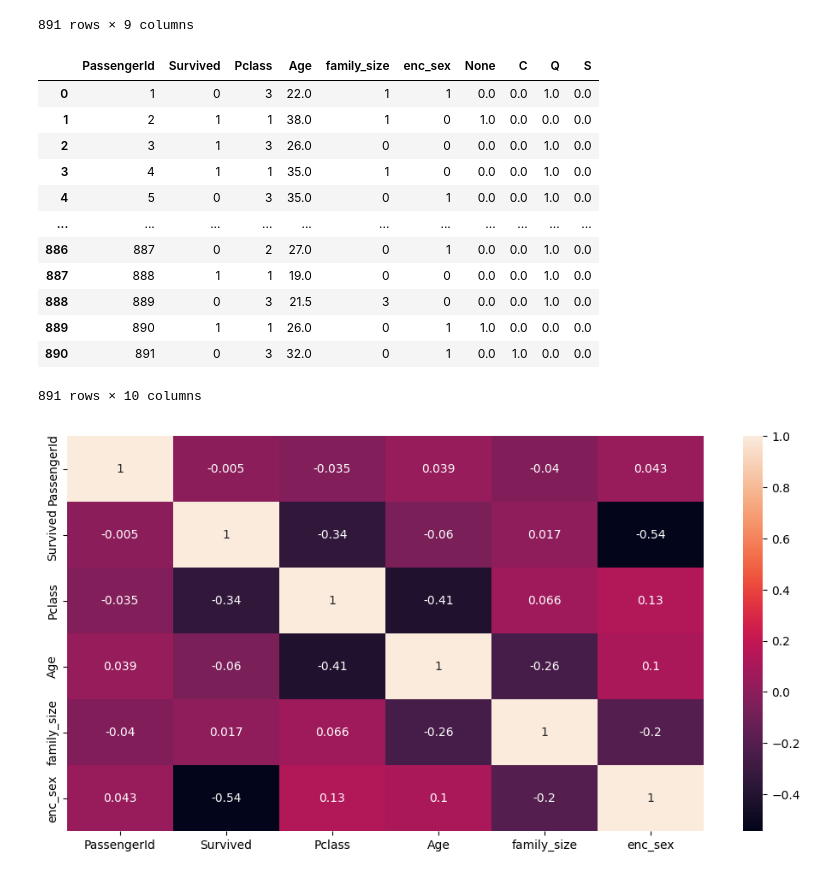
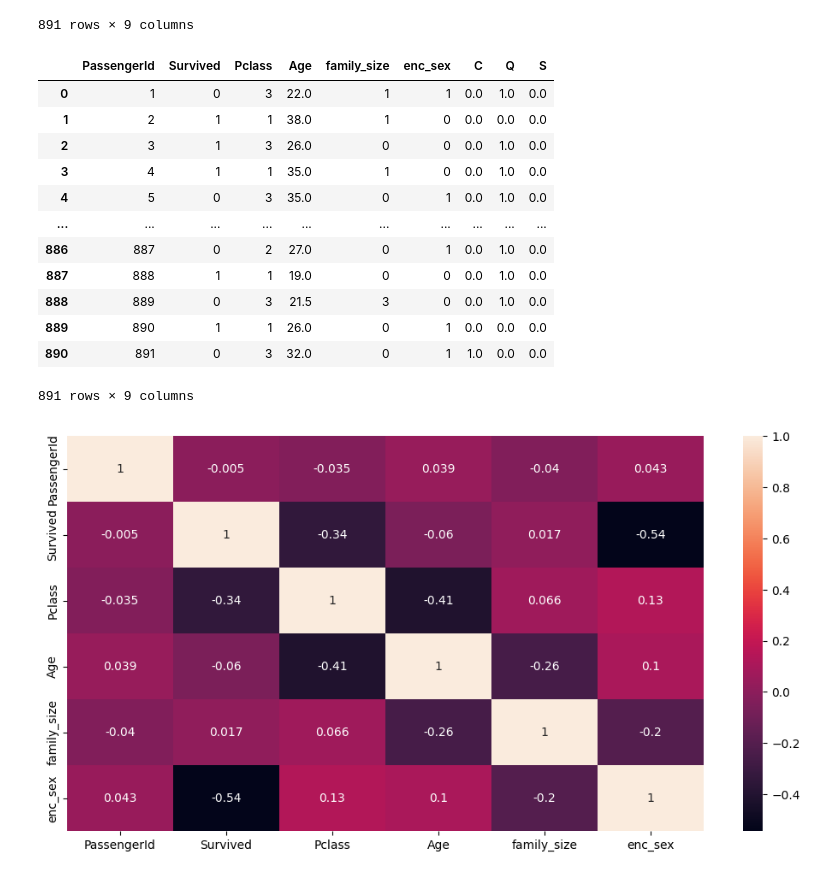
Before and after one commit to Laura-j-code/Titanic-rep2, a Jupyter notebook: Titanic.ipynb, the cells around one changed output. Drawn from its saved outputs; the diff is of its cells as text; code cells hidden in the pictures.

```diff
--- a/Titanic.ipynb
+++ b/Titanic.ipynb
@@ -373,26 +373,26 @@ dummed_data
 # %%
 from sklearn.preprocessing import OneHotEncoder
 enc2= OneHotEncoder()
 
 hot_enc= enc2.fit_transform(tt_copy['Embarked'].values.reshape(-1,1)).toarray()
 hot2= pd.DataFrame(hot_enc,columns=['None','C','Q','S'])
 hot3= pd.concat([dummed_data,hot2],axis=1)
-hot3.drop(columns=['Embarked_C','Embarked_Q','Embarked_S'],inplace=True)
+hot3.drop(columns=['Embarked_C','Embarked_Q','Embarked_S','Nones'],inplace=True)
 hot3
 # %% [output]
-|  | PassengerId | Survived | Pclass | Age | family_size | enc_sex | None | C | Q | S |
-| 0 | 1 | 0 | 3 | 22.0 | 1 | 1 | 0.0 | 0.0 | 1.0 | 0.0 |
-| 1 | 2 | 1 | 1 | 38.0 | 1 | 0 | 1.0 | 0.0 | 0.0 | 0.0 |
-| 2 | 3 | 1 | 3 | 26.0 | 0 | 0 | 0.0 | 0.0 | 1.0 | 0.0 |
-| 3 | 4 | 1 | 1 | 35.0 | 1 | 0 | 0.0 | 0.0 | 1.0 | 0.0 |
-| 4 | 5 | 0 | 3 | 35.0 | 0 | 1 | 0.0 | 0.0 | 1.0 | 0.0 |
-| ... | ... | ... | ... | ... | ... | ... | ... | ... | ... | ... |
-| 886 | 887 | 0 | 2 | 27.0 | 0 | 1 | 0.0 | 0.0 | 1.0 | 0.0 |
-| 887 | 888 | 1 | 1 | 19.0 | 0 | 0 | 0.0 | 0.0 | 1.0 | 0.0 |
-| 888 | 889 | 0 | 3 | 21.5 | 3 | 0 | 0.0 | 0.0 | 1.0 | 0.0 |
-| 889 | 890 | 1 | 1 | 26.0 | 0 | 1 | 1.0 | 0.0 | 0.0 | 0.0 |
-| 890 | 891 | 0 | 3 | 32.0 | 0 | 1 | 0.0 | 1.0 | 0.0 | 0.0 |
+|  | PassengerId | Survived | Pclass | Age | family_size | enc_sex | C | Q | S |
+| 0 | 1 | 0 | 3 | 22.0 | 1 | 1 | 0.0 | 1.0 | 0.0 |
+| 1 | 2 | 1 | 1 | 38.0 | 1 | 0 | 0.0 | 0.0 | 0.0 |
+| 2 | 3 | 1 | 3 | 26.0 | 0 | 0 | 0.0 | 1.0 | 0.0 |
+| 3 | 4 | 1 | 1 | 35.0 | 1 | 0 | 0.0 | 1.0 | 0.0 |
+| 4 | 5 | 0 | 3 | 35.0 | 0 | 1 | 0.0 | 1.0 | 0.0 |
+| ... | ... | ... | ... | ... | ... | ... | ... | ... | ... |
+| 886 | 887 | 0 | 2 | 27.0 | 0 | 1 | 0.0 | 1.0 | 0.0 |
+| 887 | 888 | 1 | 1 | 19.0 | 0 | 0 | 0.0 | 1.0 | 0.0 |
+| 888 | 889 | 0 | 3 | 21.5 | 3 | 0 | 0.0 | 1.0 | 0.0 |
+| 889 | 890 | 1 | 1 | 26.0 | 0 | 1 | 0.0 | 0.0 | 0.0 |
+| 890 | 891 | 0 | 3 | 32.0 | 0 | 1 | 1.0 | 0.0 | 0.0 |
-891 rows × 10 columns
+891 rows × 9 columns
 # %%
 num_df = dummed_data.select_dtypes(include=['number'])
 # %%
```
Also changed, not shown: parts of 12 cells of this notebook, 3 other files.
